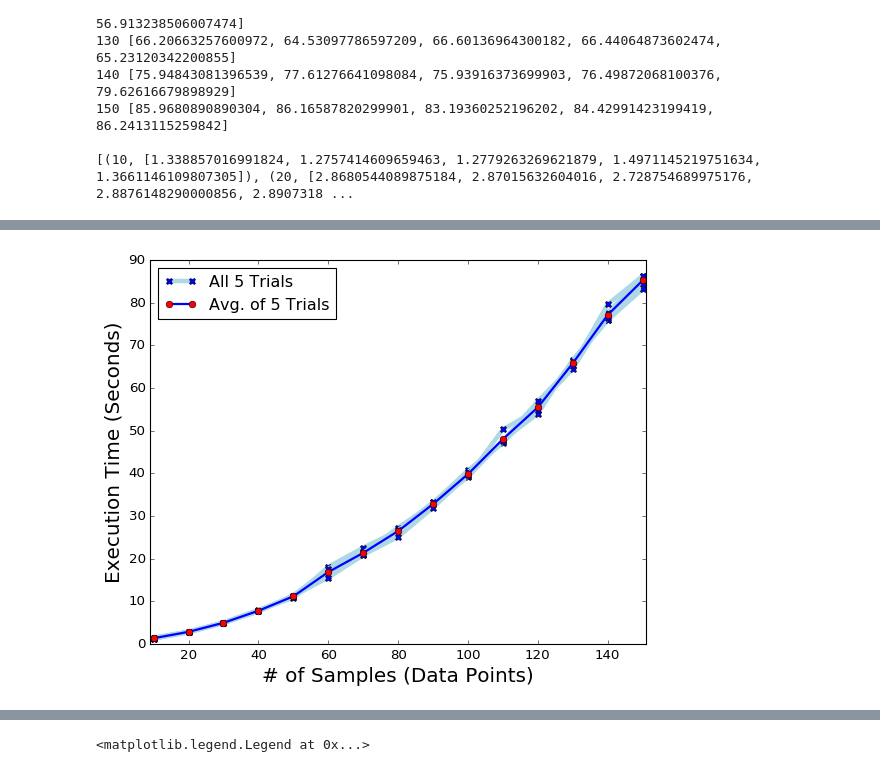
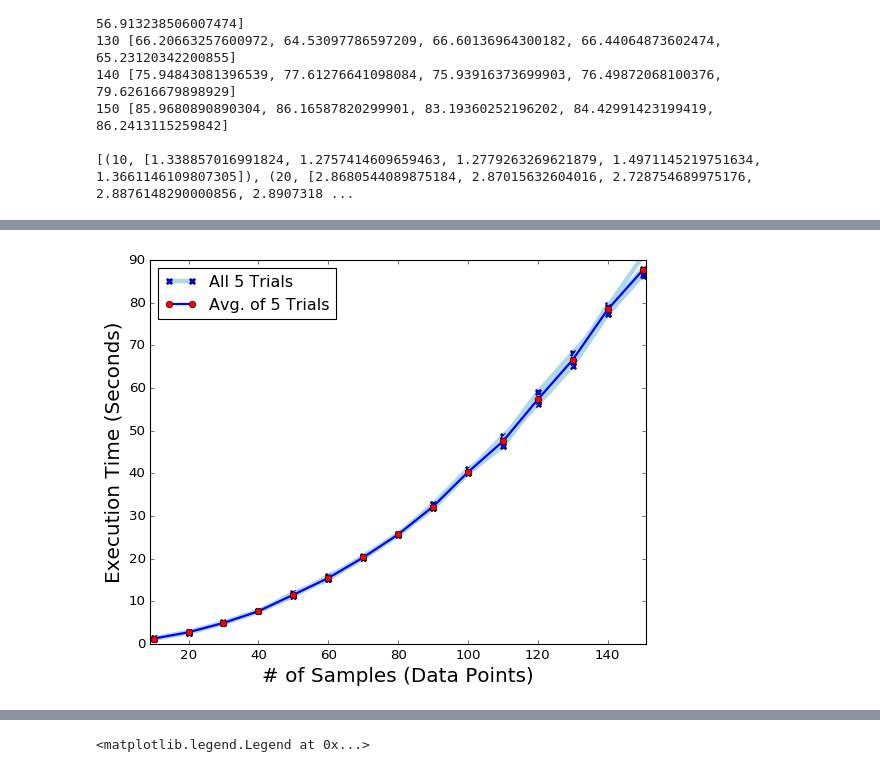
Before and after one commit to neurodata/mgcpy-old, a Jupyter notebook: mgcpy/benchmarks/mgc_python_performance.ipynb, the cells around one changed output, grey strips where cells are left out. Drawn from its saved outputs; the diff is of its cells as text; code cells hidden in the pictures.

```diff
--- a/mgcpy/benchmarks/mgc_python_performance.ipynb
+++ b/mgcpy/benchmarks/mgc_python_performance.ipynb
@@ -61,0 +90,19 @@ num_samples time_taken(in secs)
+# %%
+print("Linear data (varying num_samples)\n")
+print("num_samples", "time_taken(in secs)")
+num_samples_range = range(10, 151, 10)
+linear_data_after = list()
+for num_samples in num_samples_range:
+    X, Y = sims.linear_sim(num_samp=num_samples, num_dim=1, noise=0.1)
+
+#     start = time.time()
+#     mgc(X, Y)
+#     end = time.time()
+#     time_taken = end - start
+    mgc_w = wrapper(mgc, X, Y)
+    time_taken = timeit.repeat(mgc_w, repeat=5, number=1) # 5 executions
+
+    print(num_samples, time_taken)
+    linear_data_after.append((num_samples, time_taken))
+print()
+print(linear_data_after)
@@ -62,27 +130,27 @@ num_samples time_taken(in secs)
 # %%
 import matplotlib.pyplot as plt; plt.style.use('classic')
 # from mpl_toolkits.axes_grid1.inset_locator import zoomed_inset_axes
 plt.rcParams["legend.loc"] = "best"
 plt.rcParams['figure.facecolor'] = 'white'
 
 fig, ax = plt.subplots() # create a new figure with a default 111 subplot
 num_samples = range(10, 151, 10)
-python_perf_times = [j for i, j in linear_data]
+python_perf_times = [j for i, j in linear_data_after]
 ax.plot(num_samples, np.array(python_perf_times)[:, 0], marker='X', markerfacecolor='blue', markersize=6, color='lightblue', linewidth=4, label="All 5 Trials")
 ax.plot(num_samples, np.array(python_perf_times)[:, 1:], marker='X', markerfacecolor='blue', markersize=6, color='lightblue', linewidth=4)
 ax.plot(num_samples, [np.mean(i) for i in python_perf_times], marker='o', markerfacecolor='red', markersize=6, color='blue', linewidth=2, label="Avg. of 5 Trials")
 
 # axins = zoomed_inset_axes(ax, 1.5, loc=2) # zoom-factor: 2.5, location: upper-left
 # axins.plot(num_samples, python_perf_times, marker='X', markerfacecolor='olive', markersize=4, color='lightblue', linewidth=5)
 # axins.plot(num_samples, [np.mean(i) for i in python_perf_times], marker='X', markerfacecolor='red', markersize=6, color='blue', linewidth=5)
 # axins.set_xlim(100, 150) # apply the x-limits
 # axins.set_ylim(40, 120) # apply the y-limits
 
 ax.set_xlabel('# of Samples (Data Points)', fontsize=18)
 ax.set_xlim(9, 151)
 ax.set_ylabel('Execution Time (Seconds)', fontsize=18)
 ax.set_ylim(0, 90)
 plt.legend()
 plt.show()
 # %% [output]
-[figure, old version]
+[figure, new version]
```
Also changed, not shown: parts of 4 cells of this notebook.
